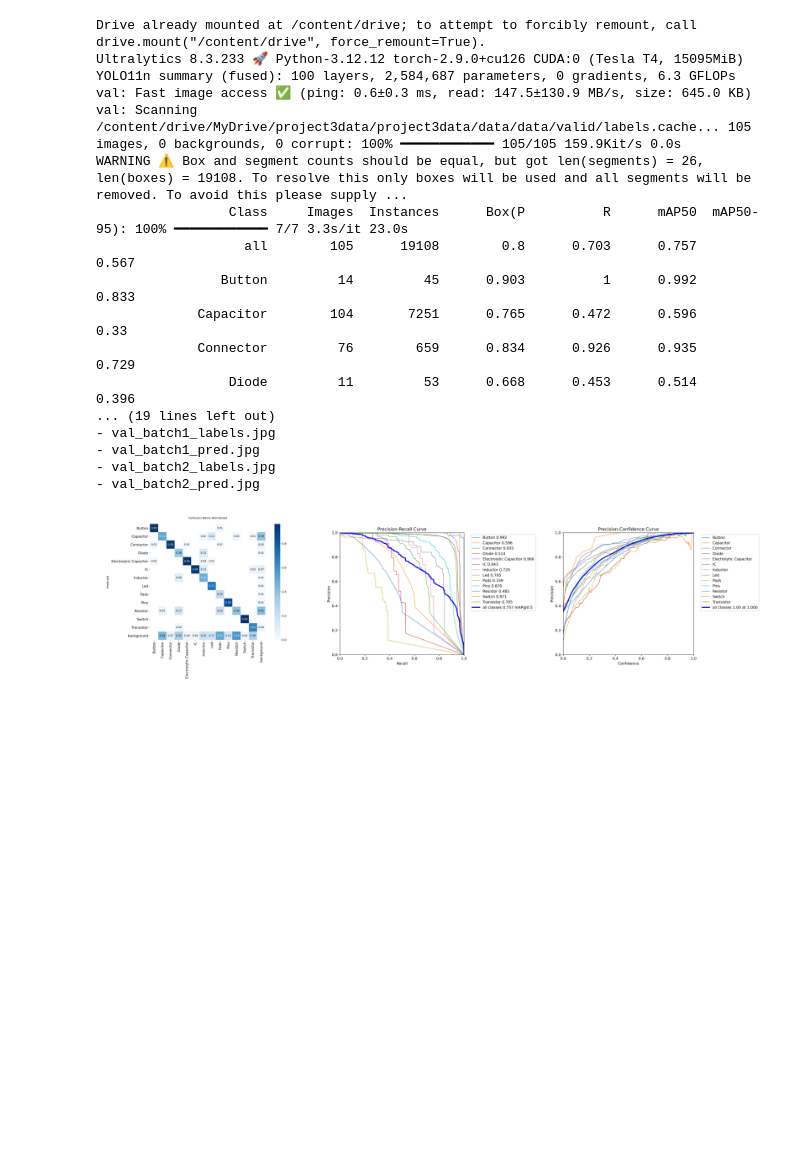
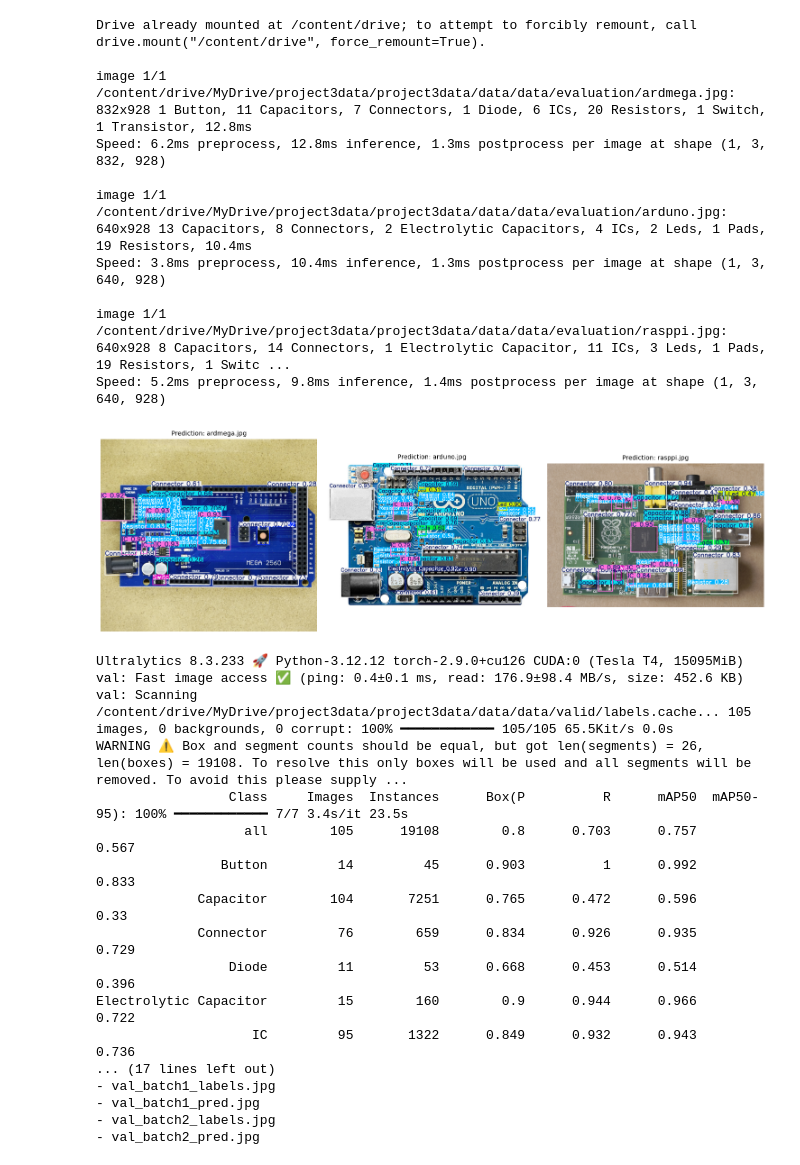
Before and after one commit to ZaidAl2004/AER850_Project3, a Jupyter notebook: AER850_Project3_Eval.ipynb, the cells around one changed output. Saved outputs shown, nothing was run; the diff lists cells and outputs as text; code cells hidden in the pictures; blank space fills up the shorter version.

```diff
--- a/AER850_Project3_Eval.ipynb
+++ b/AER850_Project3_Eval.ipynb
@@ -15,6 +15,40 @@ drive.mount('/content/drive')
 from ultralytics import YOLO
 
 model = YOLO("/content/drive/MyDrive/best.pt")
+
+#Step 3: Evaluating Model
+#Testing for results
+import glob
+
+image_folder = "/content/drive/MyDrive/project3data/project3data/data/data/evaluation/*.jpg"   # modify extension if needed
+image_paths = sorted(glob.glob(image_folder))
+
+#Predicting and saving each image
+pred_images = []
+
+for path in image_paths:
+    results = model.predict(path, save=False, imgsz=928)
+
+    #Takes the YOLO image and annotates it, then saves it to pred_images
+    annotated = results[0].plot()  # returns a NumPy image
+    annotated = cv2.cvtColor(annotated, cv2.COLOR_BGR2RGB)
+    pred_images.append((annotated, path))
+
+#Plotting the results from pred_images
+num_imgs = len(pred_images)
+cols = 3
+rows = (num_imgs + cols - 1) // cols  # auto-adjust rows
+
+plt.figure(figsize=(15, 5 * rows))
+
+for i, (img, path) in enumerate(pred_images):
+    plt.subplot(rows, cols, i + 1)
+    plt.imshow(img)
+    plt.title(f"Prediction: {path.split('/')[-1]}", fontsize = 10)
+    plt.axis("off")
+
+plt.tight_layout()
+plt.show()
 
 project_dir = 'runs/detect'
 run_name = 'pcb_detector_v11_val'
@@ -36,47 +70,57 @@ files_to_show = [
 # List all files
 files = os.listdir(results_path)
 
     # Sort them alphabetically so they are easier to read
 files.sort()
 
 for file_name in files:
     print(f"- {file_name}")
 
 
 plt.figure(figsize=(20, 6))
 
 for i, file_name in enumerate(files_to_show):
     plt.subplot(1, 3, i + 1)
 
     full_file_path = os.path.join(results_path, file_name)
 
     if os.path.exists(full_file_path):
         img = mpimg.imread(full_file_path)
         plt.imshow(img)
         plt.axis('off') # Remove axis ticks
     else:
         plt.text(0.5, 0.5, f"Missing:\n{file_name}",
                  ha='center', va='center', color='red')
         plt.axis('off')
 
 plt.tight_layout()
 plt.show()
 # %% [output]
 Drive already mounted at /content/drive; to attempt to forcibly remount, call drive.mount("/content/drive", force_remount=True).
-Ultralytics 8.3.233 🚀 Python-3.12.12 torch-2.9.0+cu126 CUDA:0 (Tesla T4, 15095MiB)
-YOLO11n summary (fused): 100 layers, 2,584,687 parameters, 0 gradients, 6.3 GFLOPs
-val: Fast image access ✅ (ping: 0.6±0.3 ms, read: 147.5±130.9 MB/s, size: 645.0 KB)
-val: Scanning /content/drive/MyDrive/project3data/project3data/data/data/valid/labels.cache... 105 images, 0 backgrounds, 0 corrupt: 100% ━━━━━━━━━━━━ 105/105 159.9Kit/s 0.0s
-WARNING ⚠️ Box and segment counts should be equal, but got len(segments) = 26, len(boxes) = 19108. To resolve this only boxes will be used and all segments will be removed. To avoid this please supply ...
-                 Class     Images  Instances      Box(P          R      mAP50  mAP50-95): 100% ━━━━━━━━━━━━ 7/7 3.3s/it 23.0s
-                   all        105      19108        0.8      0.703      0.757      0.567
-                Button         14         45      0.903          1      0.992      0.833
-             Capacitor        104       7251      0.765      0.472      0.596       0.33
-             Connector         76        659      0.834      0.926      0.935      0.729
-                 Diode         11         53      0.668      0.453      0.514      0.396
-... (19 lines left out)
-- val_batch1_labels.jpg
-- val_batch1_pred.jpg
-- val_batch2_labels.jpg
-- val_batch2_pred.jpg
+
+image 1/1 /content/drive/MyDrive/project3data/project3data/data/data/evaluation/ardmega.jpg: 832x928 1 Button, 11 Capacitors, 7 Connectors, 1 Diode, 6 ICs, 20 Resistors, 1 Switch, 1 Transistor, 12.8ms
+Speed: 6.2ms preprocess, 12.8ms inference, 1.3ms postprocess per image at shape (1, 3, 832, 928)
+
+image 1/1 /content/drive/MyDrive/project3data/project3data/data/data/evaluation/arduno.jpg: 640x928 13 Capacitors, 8 Connectors, 2 Electrolytic Capacitors, 4 ICs, 2 Leds, 1 Pads, 19 Resistors, 10.4ms
+Speed: 3.8ms preprocess, 10.4ms inference, 1.3ms postprocess per image at shape (1, 3, 640, 928)
+
+image 1/1 /content/drive/MyDrive/project3data/project3data/data/data/evaluation/rasppi.jpg: 640x928 8 Capacitors, 14 Connectors, 1 Electrolytic Capacitor, 11 ICs, 3 Leds, 1 Pads, 19 Resistors, 1 Switc ...
+Speed: 5.2ms preprocess, 9.8ms inference, 1.4ms postprocess per image at shape (1, 3, 640, 928)
-[figure, old version]
+[figure, new version]
+Ultralytics 8.3.233 🚀 Python-3.12.12 torch-2.9.0+cu126 CUDA:0 (Tesla T4, 15095MiB)
+val: Fast image access ✅ (ping: 0.4±0.1 ms, read: 176.9±98.4 MB/s, size: 452.6 KB)
+val: Scanning /content/drive/MyDrive/project3data/project3data/data/data/valid/labels.cache... 105 images, 0 backgrounds, 0 corrupt: 100% ━━━━━━━━━━━━ 105/105 65.5Kit/s 0.0s
+WARNING ⚠️ Box and segment counts should be equal, but got len(segments) = 26, len(boxes) = 19108. To resolve this only boxes will be used and all segments will be removed. To avoid this please supply ...
+                 Class     Images  Instances      Box(P          R      mAP50  mAP50-95): 100% ━━━━━━━━━━━━ 7/7 3.4s/it 23.5s
+                   all        105      19108        0.8      0.703      0.757      0.567
+                Button         14         45      0.903          1      0.992      0.833
+             Capacitor        104       7251      0.765      0.472      0.596       0.33
+             Connector         76        659      0.834      0.926      0.935      0.729
+                 Diode         11         53      0.668      0.453      0.514      0.396
+Electrolytic Capacitor         15        160        0.9      0.944      0.966      0.722
+                    IC         95       1322      0.849      0.932      0.943      0.736
+... (17 lines left out)
+- val_batch1_labels.jpg
+- val_batch1_pred.jpg
+- val_batch2_labels.jpg
+- val_batch2_pred.jpg
```
Also changed, not shown: parts of 1 cell of this notebook.
